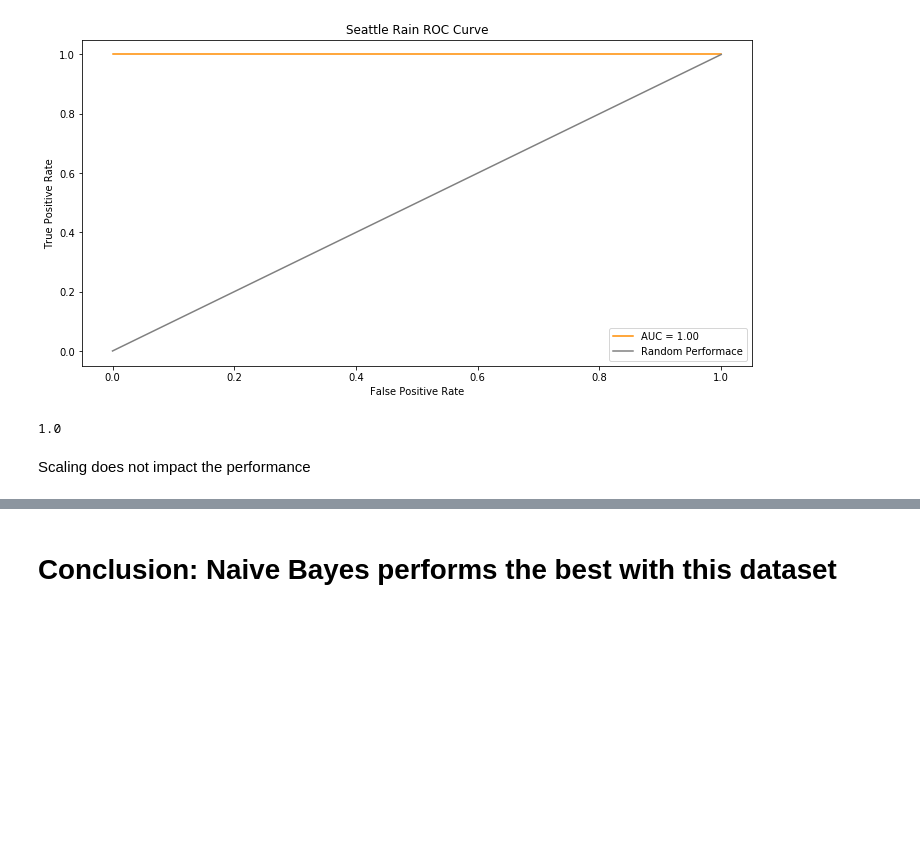
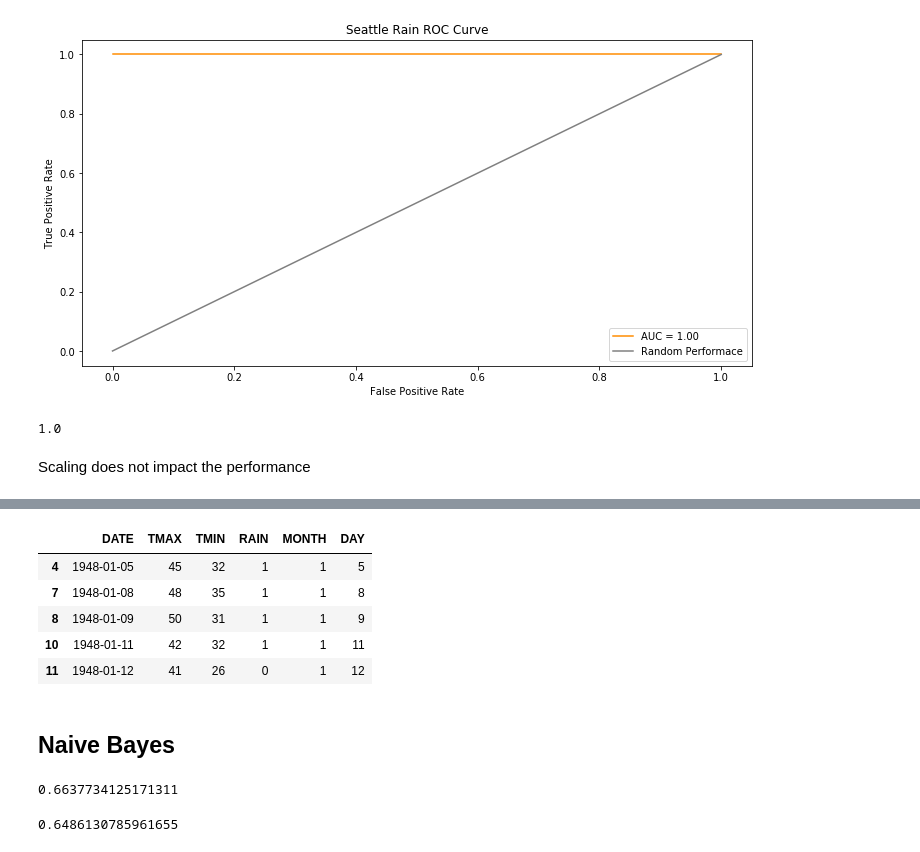
Before and after one commit to nguyli03/CS420-midterm, a Jupyter notebook: DidItRainInSeattle.ipynb, the cells around one changed output, grey strips where cells are left out. Drawn from its saved outputs; the diff is of its cells as text; code cells hidden in the pictures; blank space fills up the shorter version.

```diff
--- a/DidItRainInSeattle.ipynb
+++ b/DidItRainInSeattle.ipynb
@@ -443,0 +454,10 @@ for i in range(1, 4):
+# %%
+newdata = dataN.drop(['PRCP'], axis=1)
+newdata.head()
+# %% [output]
+|  | DATE | TMAX | TMIN | RAIN | MONTH | DAY |
+| 4 | 1948-01-05 | 45 | 32 | 1 | 1 | 5 |
+| 7 | 1948-01-08 | 48 | 35 | 1 | 1 | 8 |
+| 8 | 1948-01-09 | 50 | 31 | 1 | 1 | 9 |
+| 10 | 1948-01-11 | 42 | 32 | 1 | 1 | 11 |
+| 11 | 1948-01-12 | 41 | 26 | 0 | 1 | 12 |
@@ -444,2 +471,2 @@ for i in range(1, 4):
 # %% [markdown]
-# Conclusion: Naive Bayes performs the best with this dataset
+## Naive Bayes
@@ -445,0 +478,8 @@ for i in range(1, 4):
+# %%
+metrics.accuracy_score(ytest,ypredN)
+# %% [output]
+0.6637734125171311
+# %%
+metrics.roc_auc_score(ytest,ypredN)
+# %% [output]
+0.6486130785961655
```
Also changed, not shown: parts of 69 cells of this notebook.
